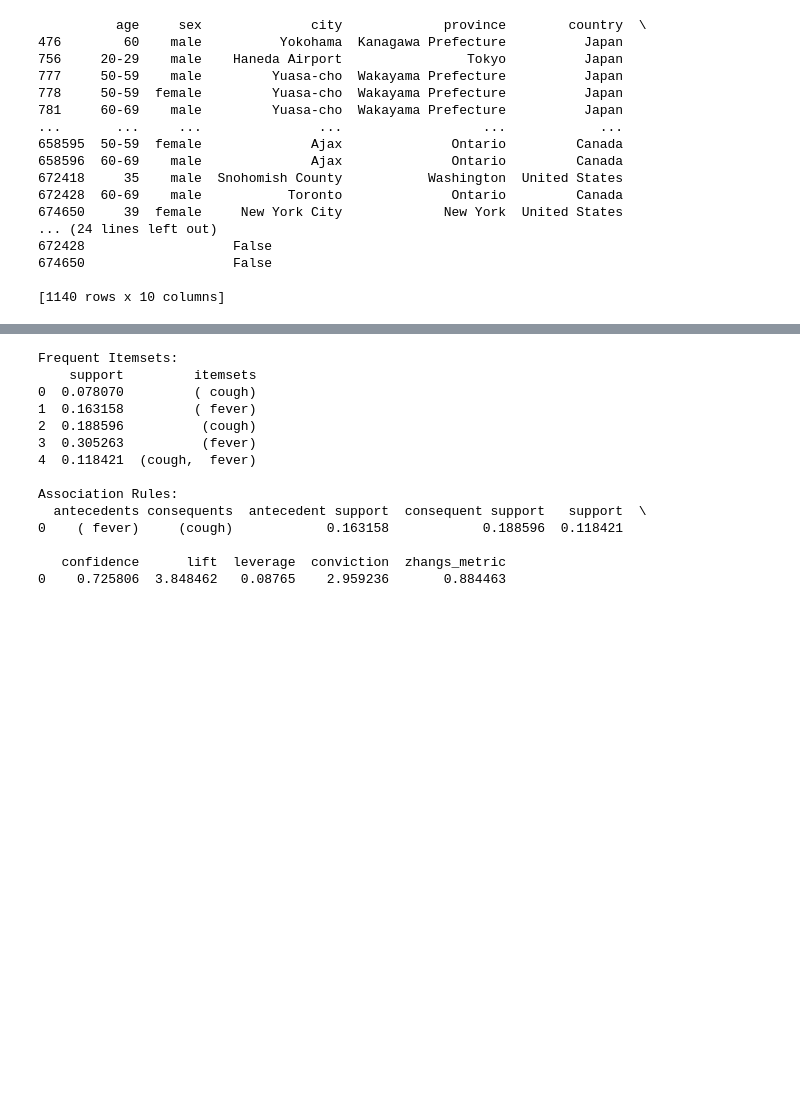
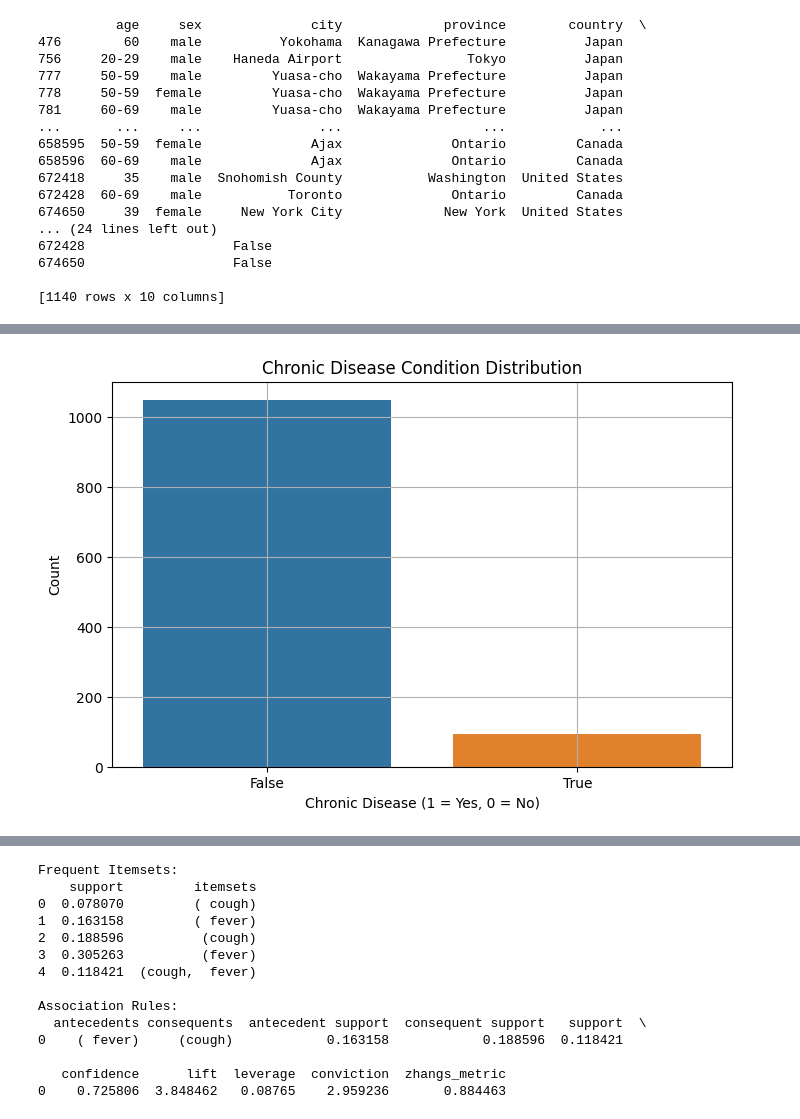
Before and after one commit to kecoaktempur/Association-Rule_Datmin, a Jupyter notebook: association-rule.ipynb, the cells around one changed output, grey strips where cells are left out. Saved outputs shown, nothing was run; the diff lists cells and outputs as text; code cells hidden in the pictures; blank space fills up the shorter version.

```diff
--- a/association-rule.ipynb
+++ b/association-rule.ipynb
@@ -102,0 +142,12 @@ print(df)
+# %%
+# Chronic Disease Condition Distribution
+
+plt.figure(figsize=(8, 5))
+sns.countplot(x='chronic_disease_binary', data=df)
+plt.title('Chronic Disease Condition Distribution')
+plt.xlabel('Chronic Disease (1 = Yes, 0 = No)')
+plt.ylabel('Count')
+plt.grid()
+plt.show()
+# %% [output]
+[figure, added]
```
Also changed, not shown: parts of 7 cells of this notebook.
